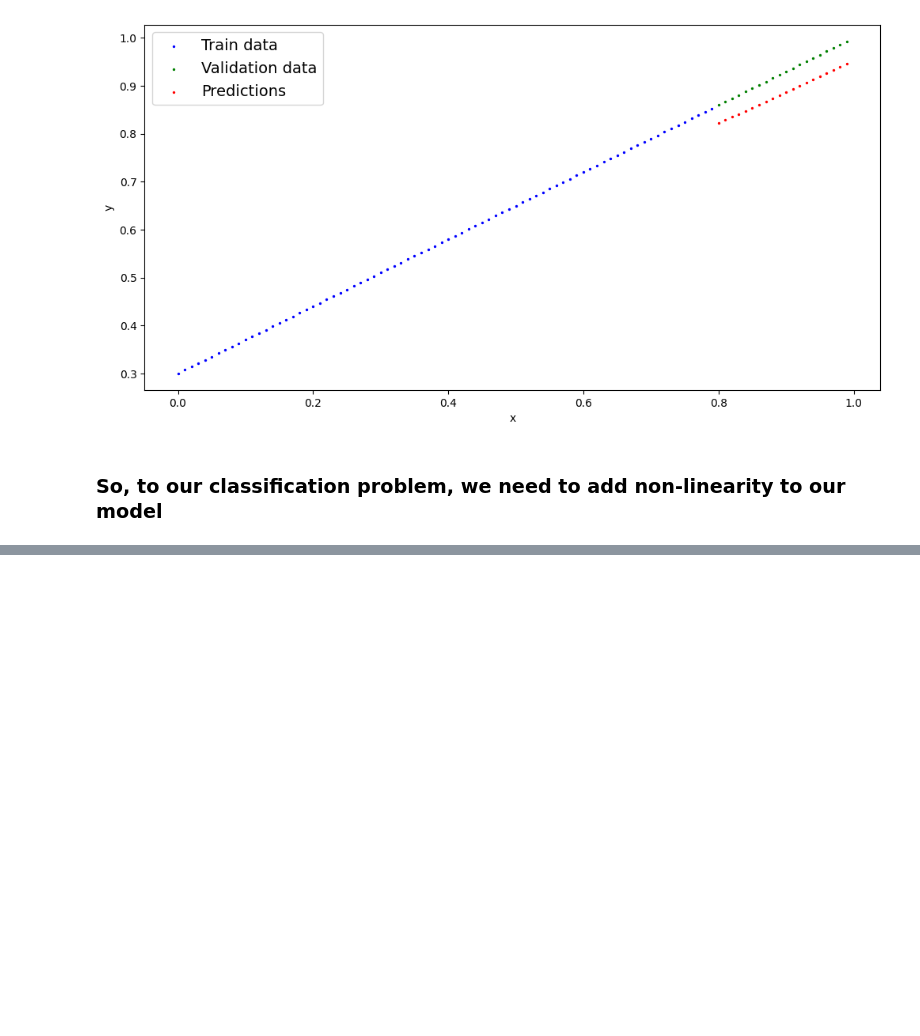
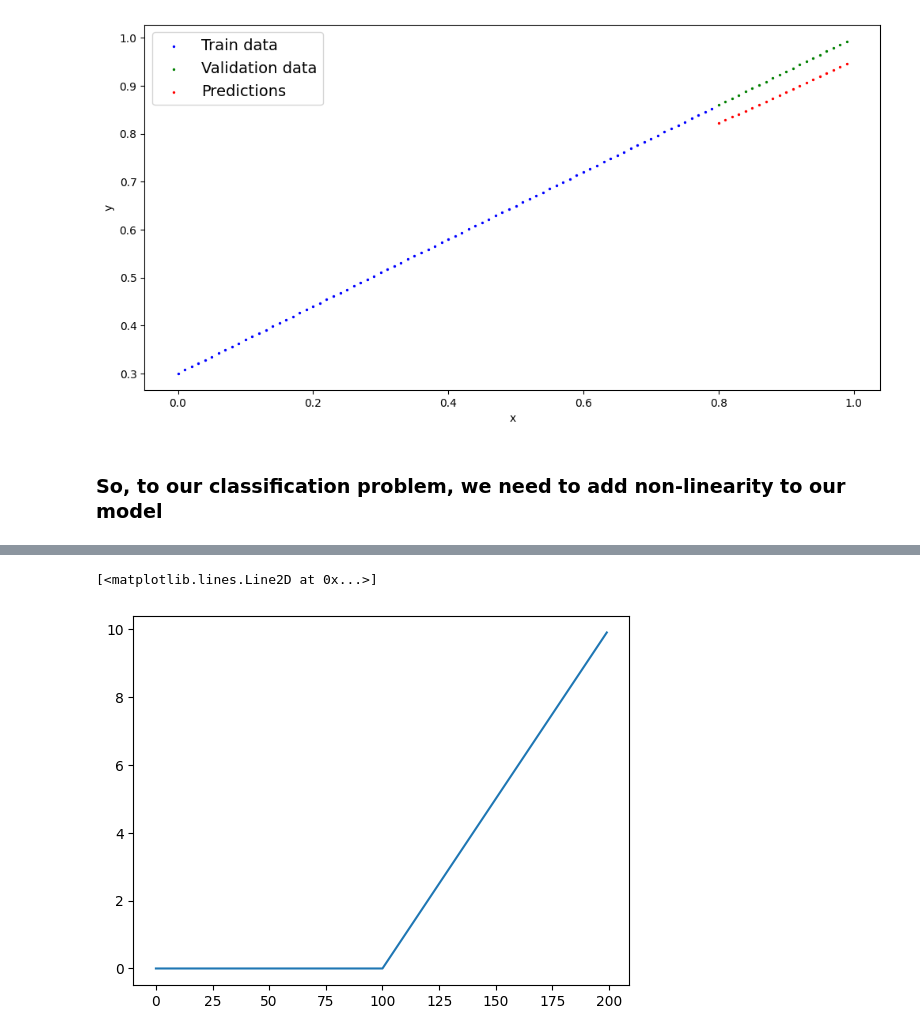
Before and after one commit to DinizMaths/PPGEEC2318_MACHINE_LEARNING, a Jupyter notebook: studies/pytorch/04_classification.ipynb, the cells around one changed output, grey strips where cells are left out. Saved outputs shown, nothing was run; the diff lists cells and outputs as text; code cells hidden in the pictures; blank space fills up the shorter version.

```diff
--- a/studies/pytorch/04_classification.ipynb
+++ b/studies/pytorch/04_classification.ipynb
@@ -605,0 +704,8 @@ class CircleModelV3(nn.Module):
+# %%
+def relu(x):
+    return torch.max(x, torch.tensor(0.0))
+
+plt.plot(relu(A))
+# %% [output]
+[<matplotlib.lines.Line2D at 0x...>]
+[figure, added]
```
Also changed, not shown: parts of 8 cells of this notebook.
